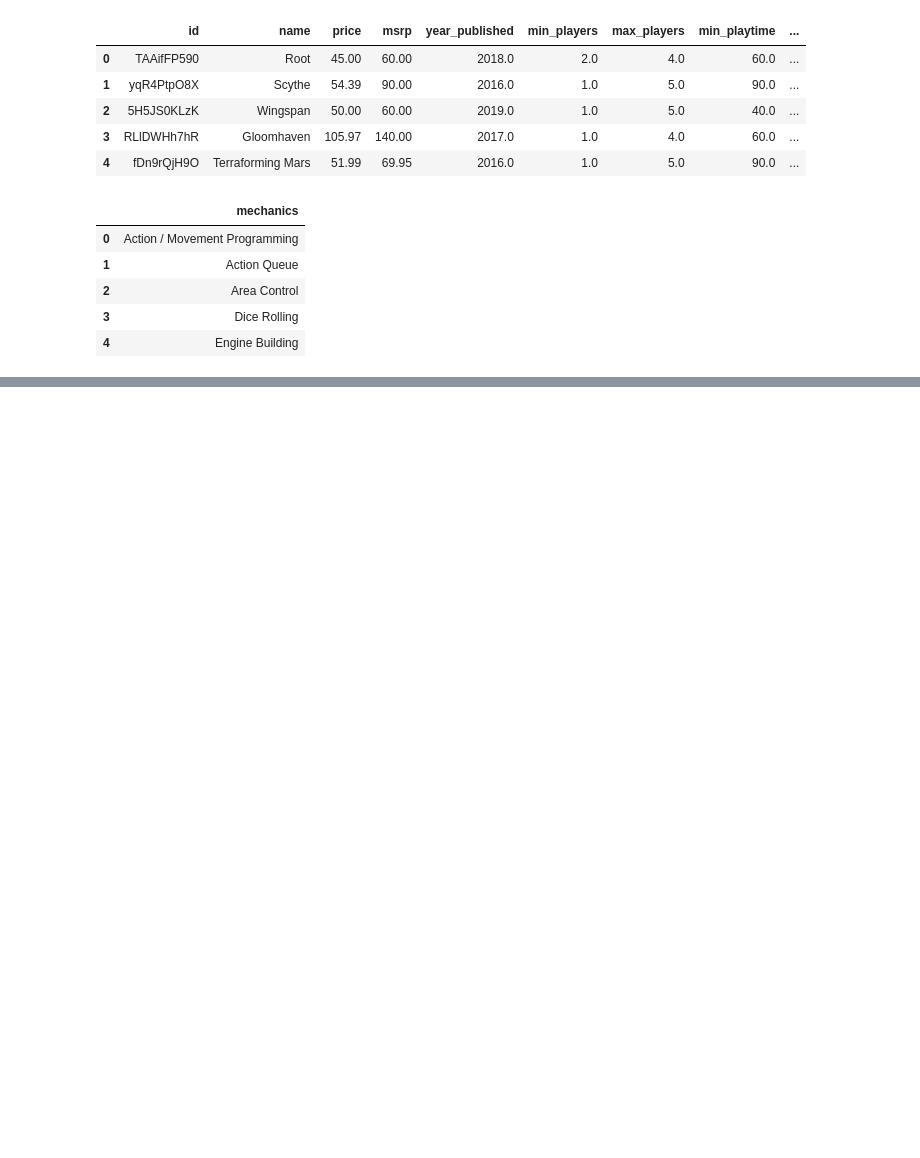
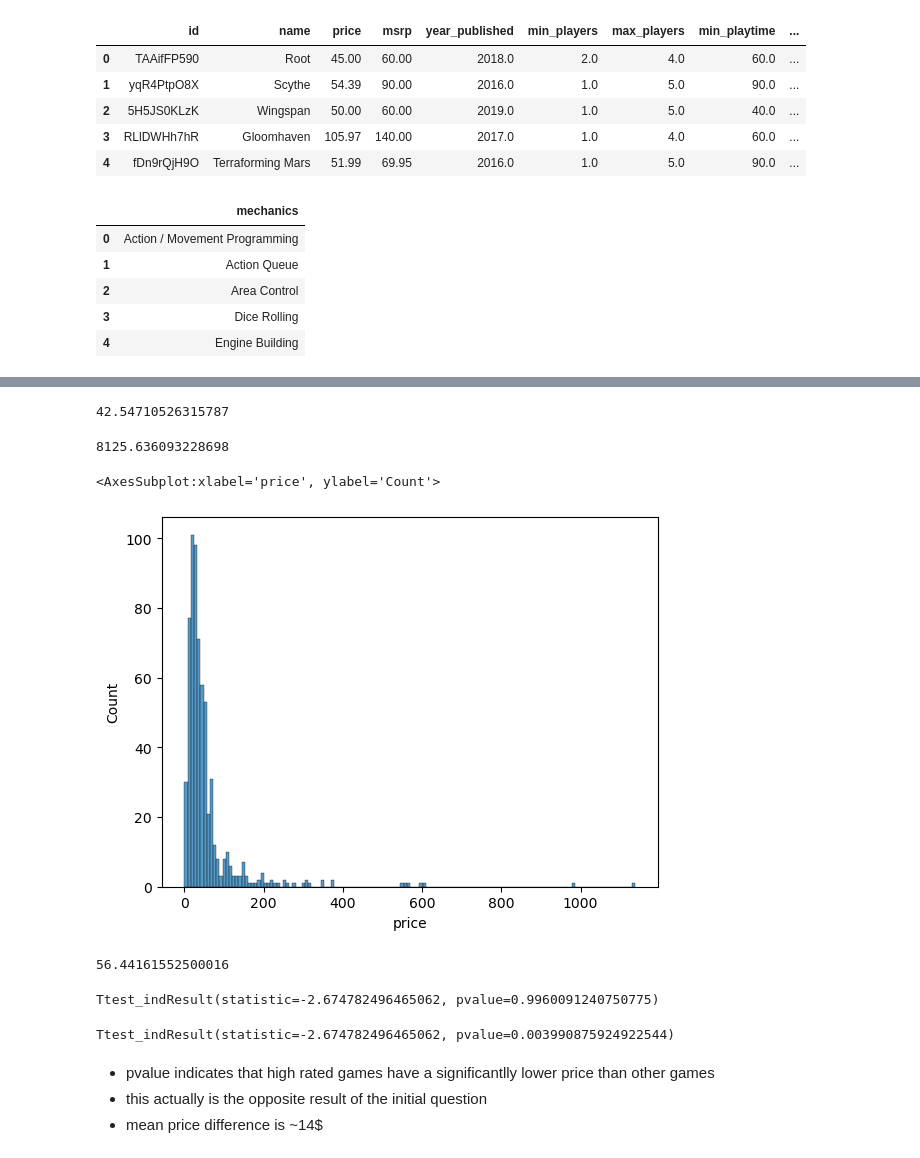
Before and after one commit to Andy-Jensen/board-game-project, a Jupyter notebook: explore.ipynb, the cells around one changed output, grey strips where cells are left out. Cells and saved outputs as stored; diff of their text form; code cells hidden in the pictures; blank space fills up the shorter version.

```diff
--- a/explore.ipynb
+++ b/explore.ipynb
@@ -55,0 +159,31 @@ I suprises me that area control is rated so high but area movement and area majo
+# %%
+hirank.mean()
+# %% [output]
+42.54710526315787
+# %%
+lowrank=train[train['rank']==0]['price']
+# %%
+train[train['rank']==0]['price'].var()
+# %% [output]
+8125.636093228698
+# %%
+sns.histplot(lowrank)
+# %% [output]
+<AxesSubplot:xlabel='price', ylabel='Count'>
+[figure, added]
+# %%
+lowrank.mean()
+# %% [output]
+56.44161552500016
+# %%
+stats.ttest_ind(hirank, lowrank, alternative='greater', equal_var=False)
+# %% [output]
+Ttest_indResult(statistic=-2.674782496465062, pvalue=0.9960091240750775)
+# %%
+stats.ttest_ind(hirank, lowrank, alternative='less', equal_var=False)
+# %% [output]
+Ttest_indResult(statistic=-2.674782496465062, pvalue=0.003990875924922544)
+# %% [markdown]
+* pvalue indicates that high rated games have a significantlly lower price than other games
+* this actually is the opposite result of the initial question
+* mean price difference is ~14$
```
Also changed, not shown: parts of 28 cells of this notebook, 1 other file.
